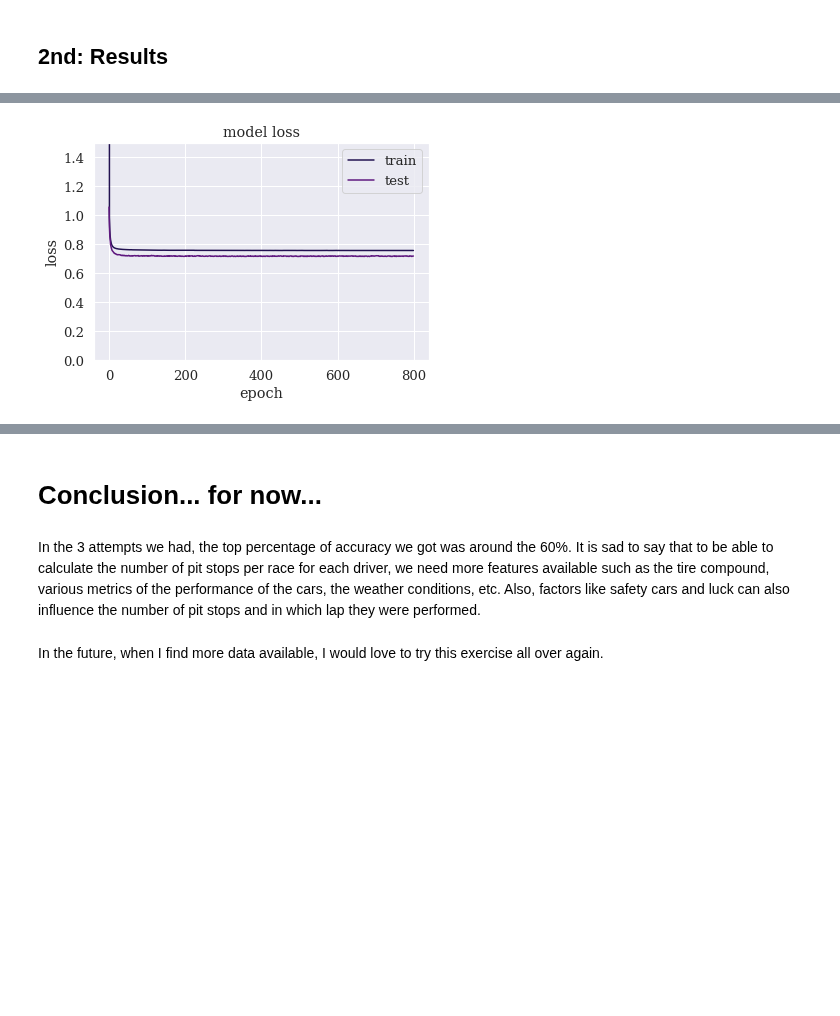
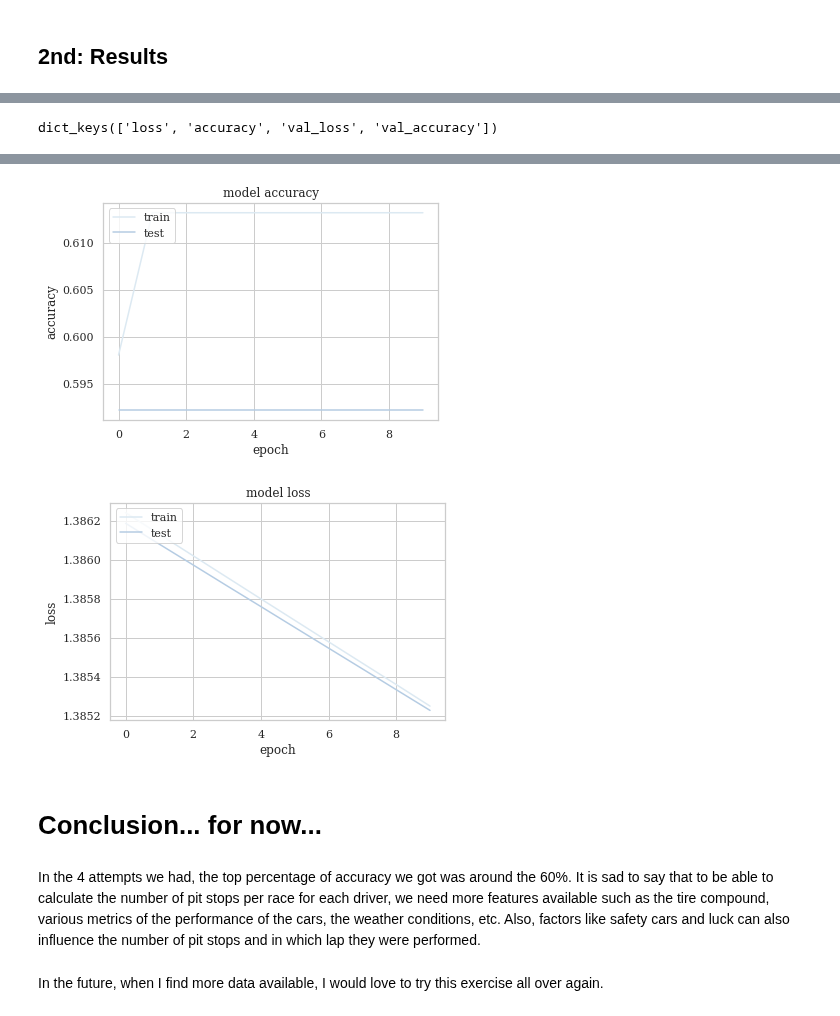
Before and after one commit to GabyCisnerosV/F1_NoName, a Jupyter notebook: Predicting_pitstops.ipynb, the cells around one changed output, grey strips where cells are left out. Drawn from its saved outputs; the diff is of its cells as text; code cells hidden in the pictures; blank space fills up the shorter version.

```diff
--- a/Predicting_pitstops.ipynb
+++ b/Predicting_pitstops.ipynb
@@ -167,6 +174,7 @@ for n in to_encode:
     PitsUnified_Finished[nameencoded]=encoders
 
 PitsUnified_Finished=PitsUnified_Finished.reset_index() #reset index of added features, if this is not done, there is an error later
+PitsUnified_Finished=PitsUnified_Finished.drop(columns=["index"])
 # %% [markdown]
 ### Relationship between features
 # %%
@@ -591,6 +892,6 @@ Selected=['season','round','laps', 'driverId_enc',
 X_train, X_test, y_train, y_test = train_test_split(PitsUnified_Finished[Selected], PitsUnified_Finished['Num_Pits'], test_size=0.20,stratify=PitsUnified_Finished["Num_Pits"],random_state=selectednumber)
 # %%
 # convert class vectors to binary class matrices
-y_train = utils.to_categorical(y_train, N_CLASSES+1)
+y_train = utils.to_categorical(y_train, classes+1)
 
-y_test = utils.to_categorical(y_test, N_CLASSES+1)
+y_test = utils.to_categorical(y_test, classes+1)
@@ -643,5 +946,5 @@ Non-trainable params: 0
 _________________________________________________________________
 # %%
 #train the network
-history = model.fit(X_train, y_train, batch_size=BATCH_SIZE, epochs=N_EPOCH, verbose=VERBOSE, validation_split=0.2)
+history = model.fit(X_train, y_train, batch_size=32, epochs=10, verbose=1, validation_split=0.20,shuffle=True)
 # %% [output]
@@ -686,14 +991,0 @@ Test accuracy: 0.6101694703102112
-# %%
-# summarize history for loss
-sns.set_theme(style="darkgrid", palette="magma",font_scale=1.2,font="serif")
-fig, ax = plt.subplots()
-ax.plot(history.history['loss'])
-ax.plot(history.history['val_loss'])
-ax.set_ylim(0, 1.5)
-plt.title('model loss')
-plt.ylabel('loss')
-plt.xlabel('epoch')
-ax.legend(['train', 'test'], loc='upper right')
-plt.show()
-# %% [output]
-[figure, removed]
@@ -699,0 +1020,27 @@ plt.show()
+# %%
+history.history.keys()
+# %% [output]
+dict_keys(['loss', 'accuracy', 'val_loss', 'val_accuracy'])
+# %%
+score = model.evaluate(X_test, y_test, verbose=1)
+print("\nTest score/loss:", score[0])
+print('Test accuracy:', score[1])
+
+# summarize history for accuracy
+plt.plot(history.history['accuracy'])
+plt.plot(history.history['val_accuracy'])
+plt.title('model accuracy')
+plt.ylabel('accuracy')
+plt.xlabel('epoch')
+plt.legend(['train', 'test'], loc='upper left')
+plt.show()
+
+# summarize history for loss
+plt.plot(history.history['loss'])
+plt.plot(history.history['val_loss'])
+plt.title('model loss')
+plt.ylabel('loss')
+plt.xlabel('epoch')
+plt.legend(['train', 'test'], loc='upper left')
+plt.show()
+# %% [output]
@@ -700,6 +1051,8 @@ plt.show()
+[figure, added]
+[figure, added]
 # %% [markdown]
 # Conclusion... for now...
 # %% [markdown]
-In the 3 attempts we had, the top percentage of accuracy we got was around the 60%. It is sad to say that to be able to calculate the number of pit stops per race for each driver, we need more features available such as the tire compound, various metrics of the performance of the cars, the weather conditions, etc. Also, factors like safety cars and luck can also influence the number of pit stops and in which lap they were performed.
+In the 4 attempts we had, the top percentage of accuracy we got was around the 60%. It is sad to say that to be able to calculate the number of pit stops per race for each driver, we need more features available such as the tire compound, various metrics of the performance of the cars, the weather conditions, etc. Also, factors like safety cars and luck can also influence the number of pit stops and in which lap they were performed.
 # %% [markdown]
 In the future, when I find more data available, I would love to try this exercise all over again.
```
Also changed, not shown: parts of 42 cells of this notebook, 10 other files.
